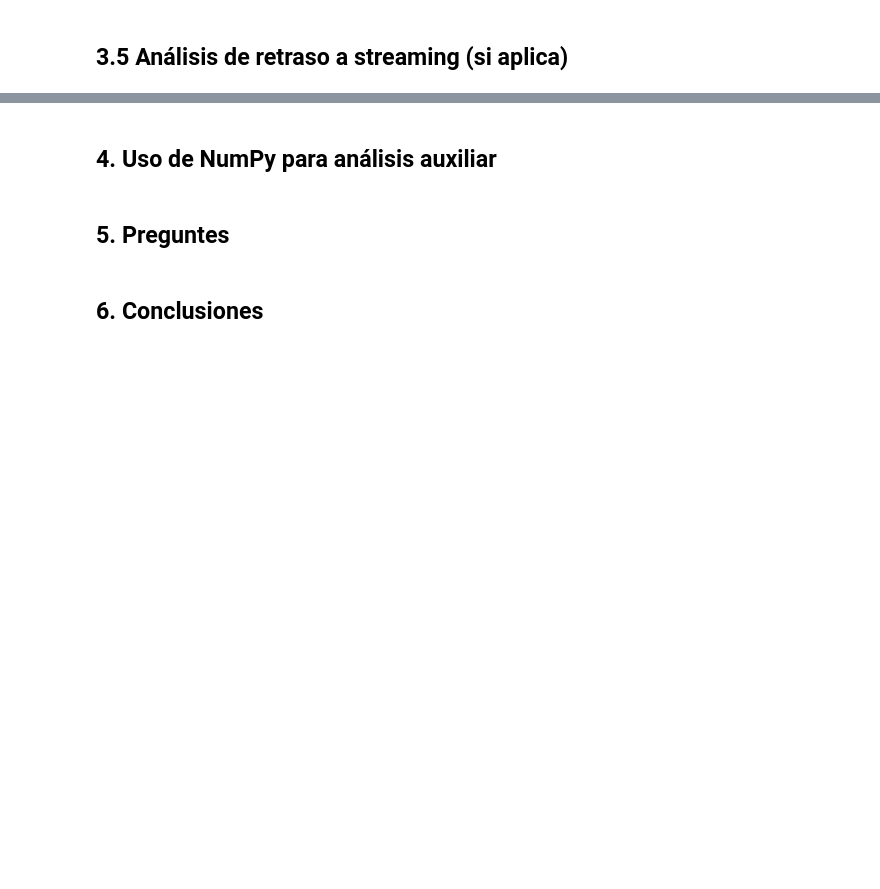
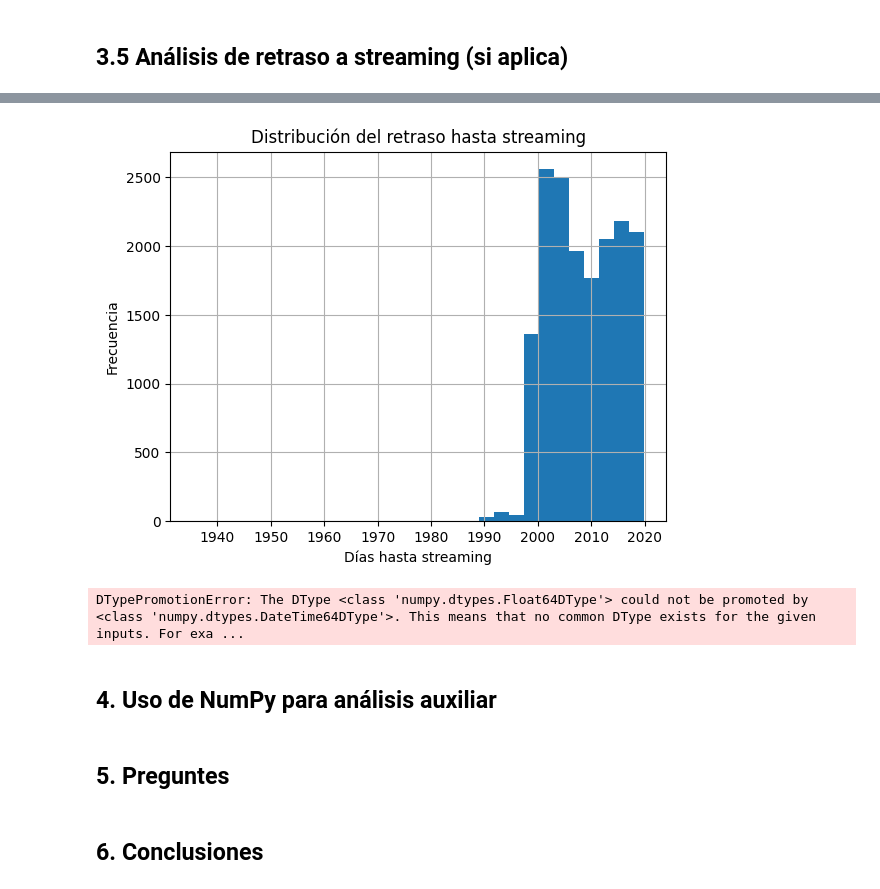
Before and after one commit to JoanMarcMM/RA2_AnalizarDataSet_RottenTomatoes_MarioJoanMarc, a Jupyter notebook: analisis/ficha.ipynb, the cells around one changed output, grey strips where cells are left out. Saved outputs shown, nothing was run; the diff lists cells and outputs as text; code cells hidden in the pictures; blank space fills up the shorter version.

```diff
--- a/analisis/ficha.ipynb
+++ b/analisis/ficha.ipynb
@@ -336,2 +495,67 @@ tabla_frecuencias.plot(kind='bar')
 # %% [markdown]
 ## 3.5 Análisis de retraso a streaming (si aplica)
+# %%
+
+if np.issubdtype(df["days_to_streaming"].dtype, np.timedelta64):
+    df["days_to_streaming_num"] = df["days_to_streaming"] / np.timedelta64(1, "D")
+    # Alternativa equivalente:
+    # df["days_to_streaming_num"] = df["days_to_streaming"].dt.days
+else:
+    # Si ya es numérica, simplemente la copiamos
+    df["days_to_streaming_num"] = df["days_to_streaming"]
+
+# 2) Estadísticos descriptivos del retraso hasta streaming
+print("===== ESTADÍSTICOS DE days_to_streaming_num (en días) =====")
+print(df["days_to_streaming_num"].describe(), "\n")
+
+# 3) Histograma de la distribución del retraso
+plt.figure()
+plt.hist(df["days_to_streaming_num"].dropna(), bins=30)
+plt.xlabel("Días hasta streaming")
+plt.ylabel("Frecuencia")
+plt.title("Distribución del retraso hasta streaming")
+plt.grid(True)
+plt.show()
+
+# 4) Correlación entre retraso y ratings
+
+# ---- Con audience_rating ----
+mask_aud = df["days_to_streaming_num"].notna() & df["audience_rating"].notna()
+
+corr_audience = np.corrcoef(
+    df.loc[mask_aud, "days_to_streaming_num"],
+    df.loc[mask_aud, "audience_rating"]
+)[0, 1]
+
+print("Correlación entre days_to_streaming_num y audience_rating:", corr_audience)
+
+# ---- Con tomatometer_rating ----
+mask_crit = df["days_to_streaming_num"].notna() & df["tomatometer_rating"].notna()
+
+corr_critics = np.corrcoef(
+    df.loc[mask_crit, "days_to_streaming_num"],
+    df.loc[mask_crit, "tomatometer_rating"]
+)[0, 1]
+
+print("Correlación entre days_to_streaming_num y tomatometer_rating:", corr_critics, "\n")
+
+# 5) Gráficos de dispersión (opcional pero recomendable)
+
+# Retraso vs rating de audiencia
+plt.figure()
+plt.scatter(df["days_to_streaming_num"], df["audience_rating"])
+plt.xlabel("Días hasta streaming")
+plt.ylabel("Audience rating")
+plt.title("Retraso hasta streaming vs Rating de audiencia")
+plt.grid(True)
+plt.show()
+
+# Retraso vs rating de críticos
+plt.figure()
+plt.scatter(df["days_to_streaming_num"], df["tomatometer_rating"])
+plt.xlabel("Días hasta streaming")
+plt.ylabel("Tomatometer rating")
+plt.title("Retraso hasta streaming vs Rating de críticos")
+plt.grid(True)
+plt.show()
+# %% [output]
@@ -338,3 +571,5 @@ tabla_frecuencias.plot(kind='bar')
+[figure, added]
+DTypePromotionError: The DType <class 'numpy.dtypes.Float64DType'> could not be promoted by <class 'numpy.dtypes.DateTime64DType'>. This means that no common DType exists for the given inputs. For exa ...
 # %% [markdown]
 ## 4. Uso de NumPy para análisis auxiliar
 # %% [markdown]
```
Also changed, not shown: parts of 7 cells of this notebook.
